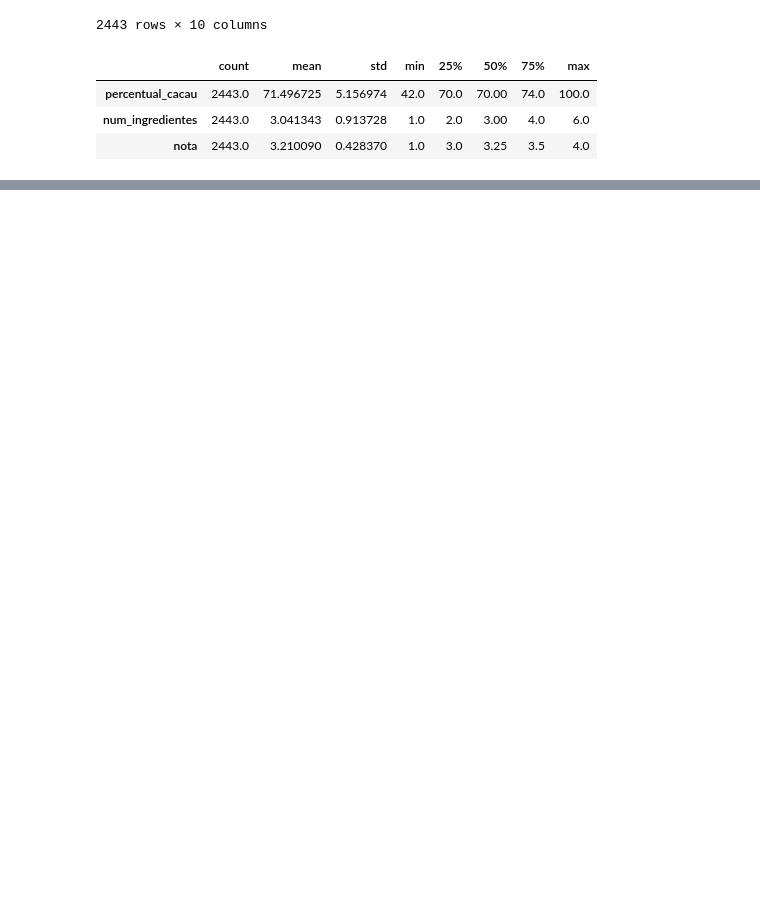
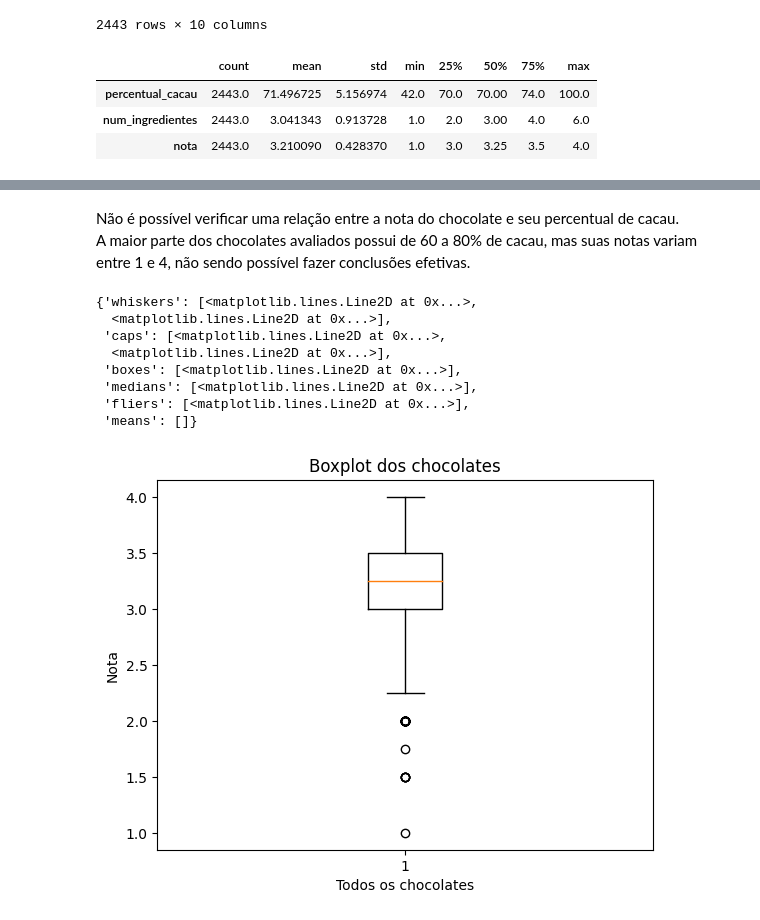
Before and after one commit to carolysg/projeto-chocolate, a Jupyter notebook: chocolate.ipynb, the cells around one changed output, grey strips where cells are left out. Cells and saved outputs as stored; diff of their text form; code cells hidden in the pictures; blank space fills up the shorter version.

```diff
--- a/chocolate.ipynb
+++ b/chocolate.ipynb
@@ -177,0 +188,20 @@ df
+# %% [markdown]
+Não é possível verificar uma relação entre a nota do chocolate e seu percentual de cacau. \
+A maior parte dos chocolates avaliados possui de 60 a 80% de cacau, mas suas notas variam entre 1 e 4, não sendo possível fazer conclusões efetivas.
+# %%
+# boxplot da coluna 'nota'
+fig1, ax1 = plt.subplots()
+ax1.set_title('Boxplot dos chocolates')
+ax1.set_xlabel('Todos os chocolates')
+ax1.set_ylabel('Nota')
+ax1.boxplot(df['nota'])
+# %% [output]
+{'whiskers': [<matplotlib.lines.Line2D at 0x...>,
+  <matplotlib.lines.Line2D at 0x...>],
+ 'caps': [<matplotlib.lines.Line2D at 0x...>,
+  <matplotlib.lines.Line2D at 0x...>],
+ 'boxes': [<matplotlib.lines.Line2D at 0x...>],
+ 'medians': [<matplotlib.lines.Line2D at 0x...>],
+ 'fliers': [<matplotlib.lines.Line2D at 0x...>],
+ 'means': []}
+[figure, added]
```
Also changed, not shown: parts of 8 cells of this notebook.
